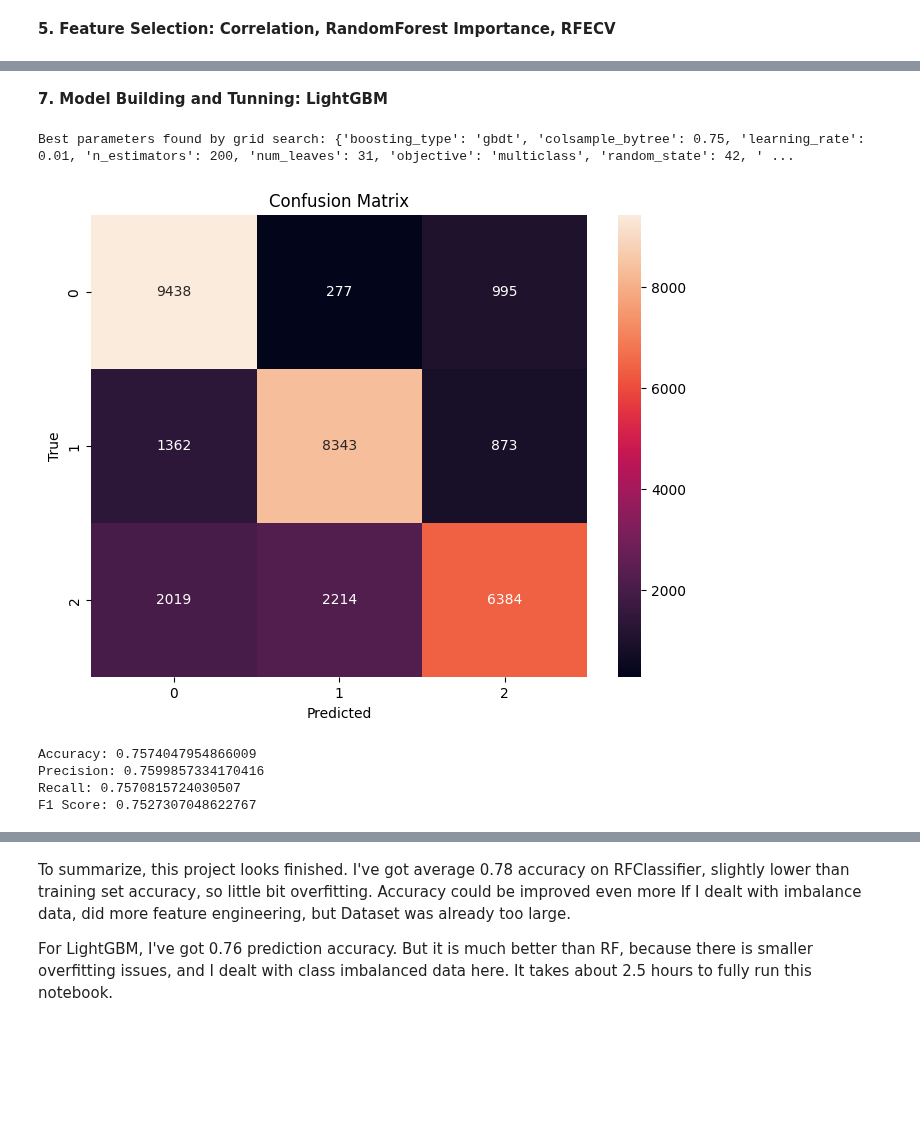
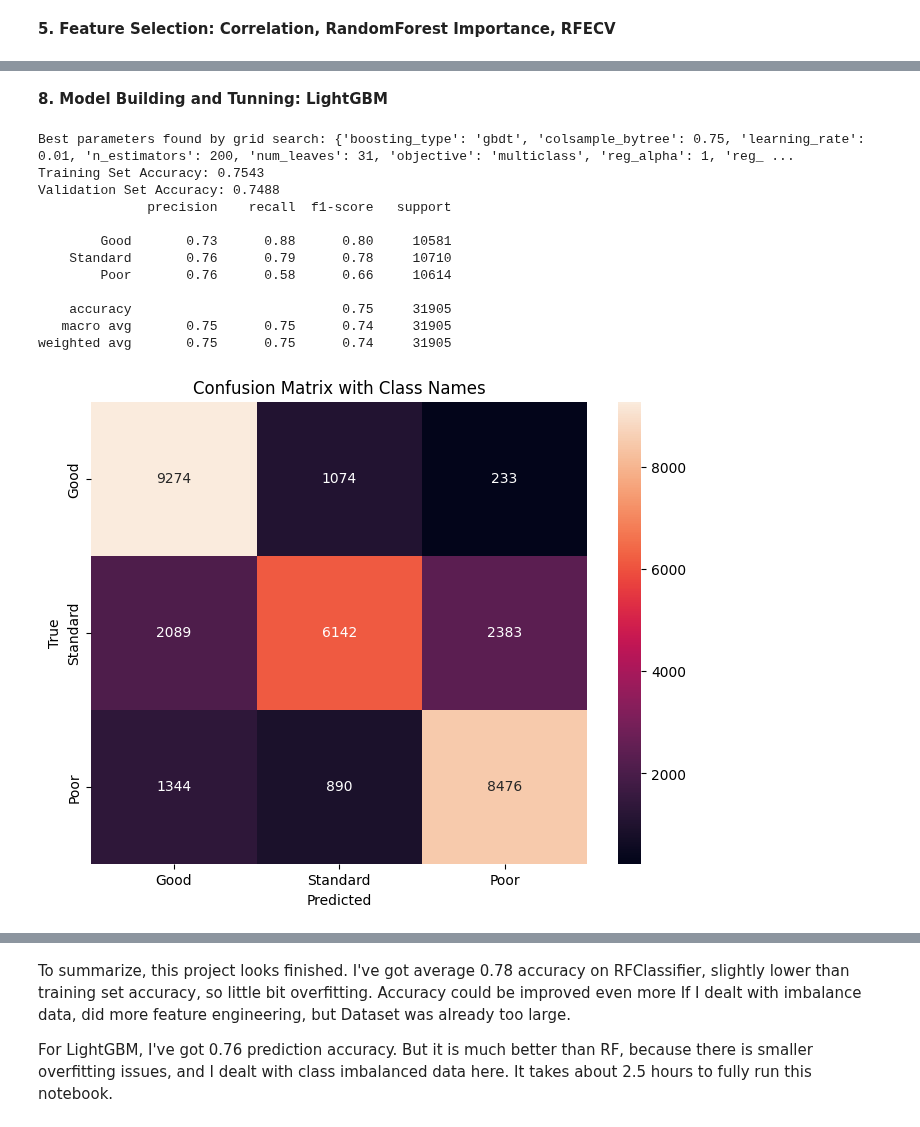
Before and after one commit to astronaut505/Credit-or-crisis, a Jupyter notebook: CreditScoreClassification2.ipynb, the cells around one changed output, grey strips where cells are left out. Cells and saved outputs as stored; diff of their text form; code cells hidden in the pictures; blank space fills up the shorter version.

```diff
--- a/CreditScoreClassification2.ipynb
+++ b/CreditScoreClassification2.ipynb
@@ -803,6 +797,7 @@ df = pd.get_dummies(df, columns=['Credit_Utilization_Category'], drop_first=True
 # %%
 from sklearn.model_selection import train_test_split
 from sklearn.metrics import accuracy_score
+from imblearn.over_sampling import SMOTE
 
 #<--- unnecessary columns
 df = df.drop(columns=['Customer_ID', 'Month'], errors='ignore')
@@ -811,7 +806,11 @@ df = df.drop(columns=['Customer_ID', 'Month'], errors='ignore')
 X = df.drop(columns=['Credit_Score'])
 y = df['Credit_Score']
 
-X_train, X_valid, y_train, y_valid = train_test_split(X, y, test_size=0.2, random_state=42)
+smote = SMOTE()
+X_resampled, y_resampled = smote.fit_resample(X, y)
+
+#<--- splliting again after SMOTE
+X_train, X_valid, y_train, y_valid = train_test_split(X_resampled, y_resampled, test_size=0.2, random_state=777)
 # %%
 print("inf in X_train:", X_train.isin([np.inf, -np.inf]).sum().sum())
 
@@ -1027,59 +1081,75 @@ plt.show()
 # %% [markdown]
-**7. Model Building and Tunning: LightGBM**
+**8. Model Building and Tunning: LightGBM**
 # %%
 import lightgbm as lgb
 from sklearn.model_selection import train_test_split, GridSearchCV
-from sklearn.metrics import accuracy_score, precision_recall_fscore_support, confusion_matrix
+from sklearn.metrics import accuracy_score, precision_recall_fscore_support, confusion_matrix, classification_report
 from imblearn.over_sampling import SMOTE
 import matplotlib.pyplot as plt
 import seaborn as sns
 import pandas as pd
-
-
-smote = SMOTE()
-X_resampled, y_resampled = smote.fit_resample(X, y)
-
-#<--- splliting again after SMOTE
-X_train, X_valid, y_train, y_valid = train_test_split(X_resampled, y_resampled, test_size=0.2, random_state=42)
 
 # Define the parameter grid to search over
 param_grid = {
     'learning_rate': [0.005, 0.01],
     'n_estimators': [50, 150, 200],
     'num_leaves': [6, 16, 24, 31],
     'boosting_type': ['gbdt'],
     'objective': ['multiclass'],
-    'random_state': [42],
     'colsample_bytree': [0.65, 0.75],
     'subsample': [0.7, 0.75],
     'reg_alpha': [1, 1.2],
     'reg_lambda': [1, 1.2, 1.4],
 }
 
-lgb_clf = lgb.LGBMClassifier(objective='multiclass', num_class=len(y.unique()), verbosity=-1)
+lgb_clf = lgb.LGBMClassifier(objective='multiclass', num_class=len(y.unique()), verbosity=-1, random_state=777) #<--- multiclass because we have 3 classes
 
 #<--- grid search
 grid_search = GridSearchCV(lgb_clf, param_grid, cv=3, scoring='accuracy', n_jobs=-1)
 grid_search.fit(X_train[selected_features], y_train)
 
 #<--- saving the best parameters so I don't need to run grid search every time
 best_params = grid_search.best_params_
 print("Best parameters found by grid search:", best_params)
 
 best_model = grid_search.best_estimator_
 
 y_pred = best_model.predict(X_valid[selected_features])
 
 #<--- decided to make sepeare function for confusion matrix and performance metrics
 accuracy = accuracy_score(y_valid, y_pred)
 precision, recall, f1, _ = precision_recall_fscore_support(y_valid, y_pred, average='macro')
+
+
+class_names = y.unique()
+
+train_accuracy = accuracy_score(y_train, best_model.predict(X_train[selected_features]))
+print(f"Training Set Accuracy: {train_accuracy:.4f}")
+valid_accuracy = accuracy_score(y_valid, y_pred)
+print(f"Validation Set Accuracy: {valid_accuracy:.4f}")
+print(classification_report(y_valid, y_pred, target_names=class_names))
+
+conf_matrix = confusion_matrix(y_valid, y_pred, labels=class_names)
+plt.figure(figsize=(8,6))
+sns.heatmap(conf_matrix, annot=True, fmt="d", xticklabels=class_names, yticklabels=class_names)
+plt.xlabel('Predicted')
+plt.ylabel('True')
+plt.title('Confusion Matrix with Class Names')
+plt.show()
 # %% [output]
-Best parameters found by grid search: {'boosting_type': 'gbdt', 'colsample_bytree': 0.75, 'learning_rate': 0.01, 'n_estimators': 200, 'num_leaves': 31, 'objective': 'multiclass', 'random_state': 42, ' ...
+Best parameters found by grid search: {'boosting_type': 'gbdt', 'colsample_bytree': 0.75, 'learning_rate': 0.01, 'n_estimators': 200, 'num_leaves': 31, 'objective': 'multiclass', 'reg_alpha': 1, 'reg_ ...
+Training Set Accuracy: 0.7543
+Validation Set Accuracy: 0.7488
+              precision    recall  f1-score   support
+
+        Good       0.73      0.88      0.80     10581
+    Standard       0.76      0.79      0.78     10710
+        Poor       0.76      0.58      0.66     10614
+
+    accuracy                           0.75     31905
+   macro avg       0.75      0.75      0.74     31905
+weighted avg       0.75      0.75      0.74     31905
-[figure, old version]
+[figure, new version]
-Accuracy: 0.7574047954866009
-Precision: 0.7599857334170416
-Recall: 0.7570815724030507
-F1 Score: 0.7527307048622767
 # %%
 from sklearn.metrics import classification_report, confusion_matrix, accuracy_score
 
```
Also changed, not shown: parts of 11 cells of this notebook.
